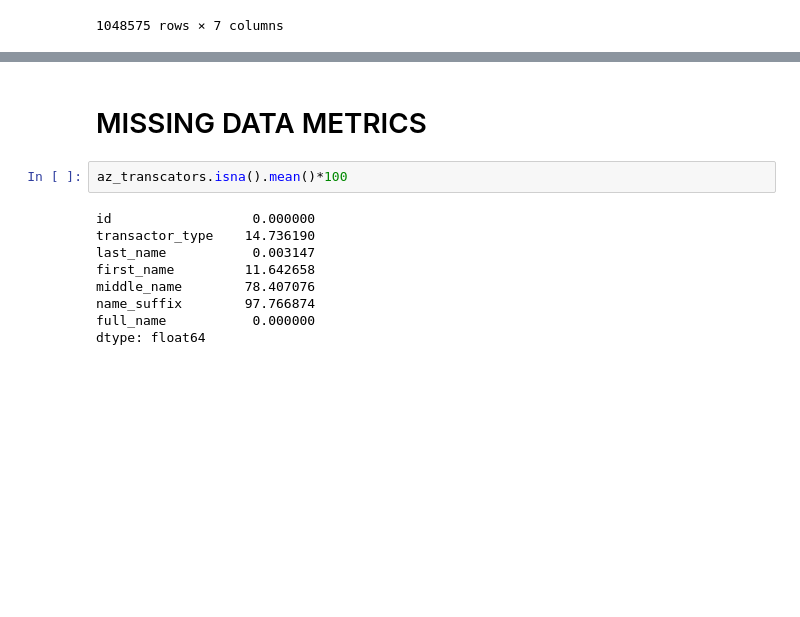
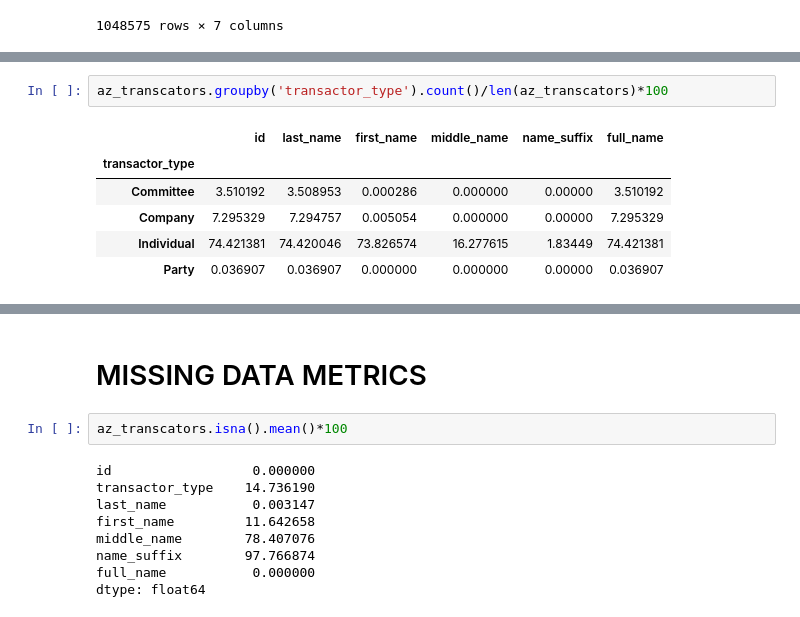
Before and after one commit to satadisha/ner_congressional_records, a Jupyter notebook: test.ipynb, the cells around one changed output, grey strips where cells are left out. Cells and saved outputs as stored; diff of their text form; blank space fills up the shorter version.

```diff
--- a/test.ipynb
+++ b/test.ipynb
@@ -112,0 +127,9 @@ az_transcators
+# %%
+az_transcators.groupby('transactor_type').count()/len(az_transcators)*100
+# %% [output]
+|  | id | last_name | first_name | middle_name | name_suffix | full_name |
+| transactor_type |  |  |  |  |  |  |
+| Committee | 3.510192 | 3.508953 | 0.000286 | 0.000000 | 0.00000 | 3.510192 |
+| Company | 7.295329 | 7.294757 | 0.005054 | 0.000000 | 0.00000 | 7.295329 |
+| Individual | 74.421381 | 74.420046 | 73.826574 | 16.277615 | 1.83449 | 74.421381 |
+| Party | 0.036907 | 0.036907 | 0.000000 | 0.000000 | 0.00000 | 0.036907 |
```
Also changed, not shown: parts of 4 cells of this notebook.
